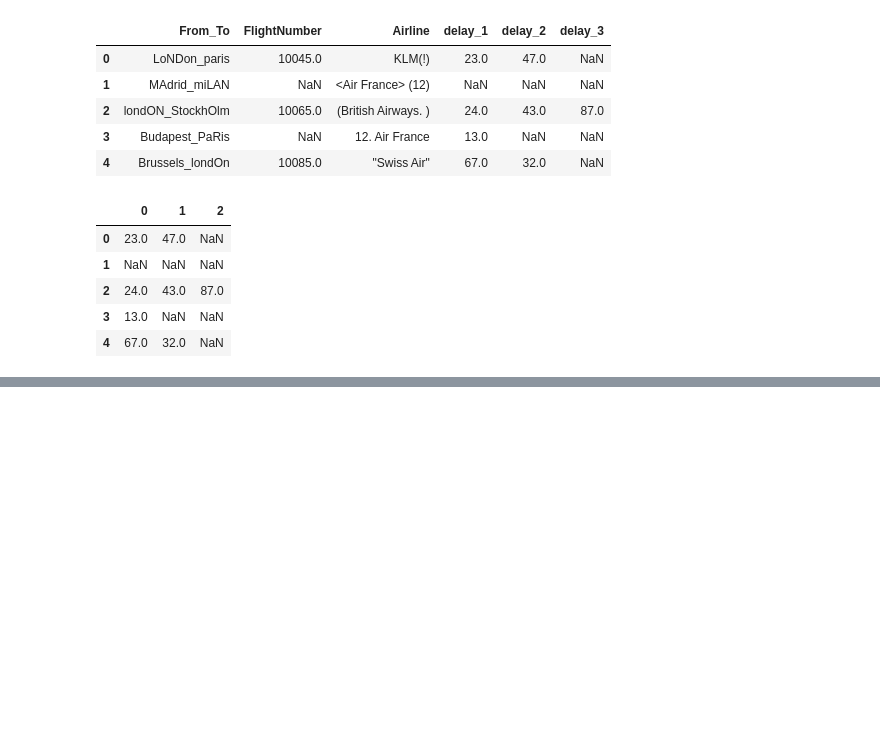
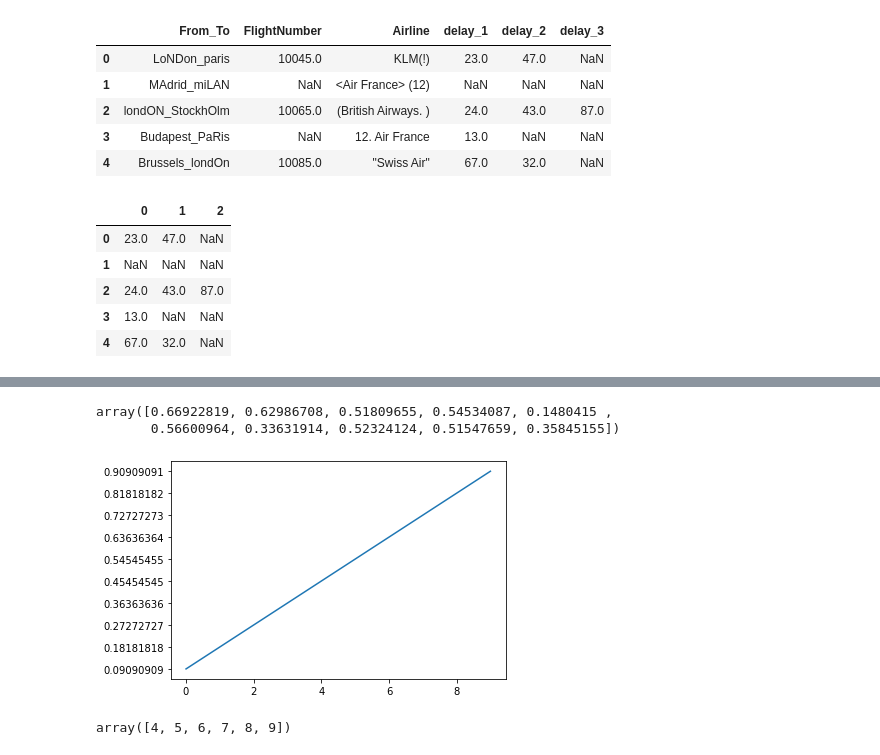
Before and after one commit to Tikhvinskiy/Courses, a Jupyter notebook: stepik-PandasNumpyPractice/Stepik-Pandas_Numpy_practice.ipynb, the cells around one changed output, grey strips where cells are left out. Drawn from its saved outputs; the diff is of its cells as text; code cells hidden in the pictures; blank space fills up the shorter version.

```diff
--- a/stepik-PandasNumpyPractice/Stepik-Pandas_Numpy_practice.ipynb
+++ b/stepik-PandasNumpyPractice/Stepik-Pandas_Numpy_practice.ipynb
@@ -1664,0 +2502,23 @@ df.RecentDelays.apply(pd.Series)
+# %%
+# Создайте вектор размера 10 со значениями в диапазоне от 0 до 1.
+# (0 и 1 не должны входить)
+# [0.09090909 0.18181818 0.27272727 0.36363636 0.45454545 0.54545455
+# 0.63636364 0.72727273 0.81818182 0.90909091]
+
+
+import matplotlib.pyplot as plt
+
+plt.plot("0.09090909 0.18181818 0.27272727 0.36363636 0.45454545 0.54545455\
+ 0.63636364 0.72727273 0.81818182 0.90909091".split(" "));
+
+np.random.uniform(0, 1, 10)
+# %% [output]
+array([0.66922819, 0.62986708, 0.51809655, 0.54534087, 0.1480415 ,
+       0.56600964, 0.33631914, 0.52324124, 0.51547659, 0.35845155])
+[figure, added]
+# %%
+# Выполните сортировку массива
+
+np.sort(np.array([6, 9, 5, 7, 8, 4]))
+# %% [output]
+array([4, 5, 6, 7, 8, 9])
```
Also changed, not shown: parts of 120 cells of this notebook.
